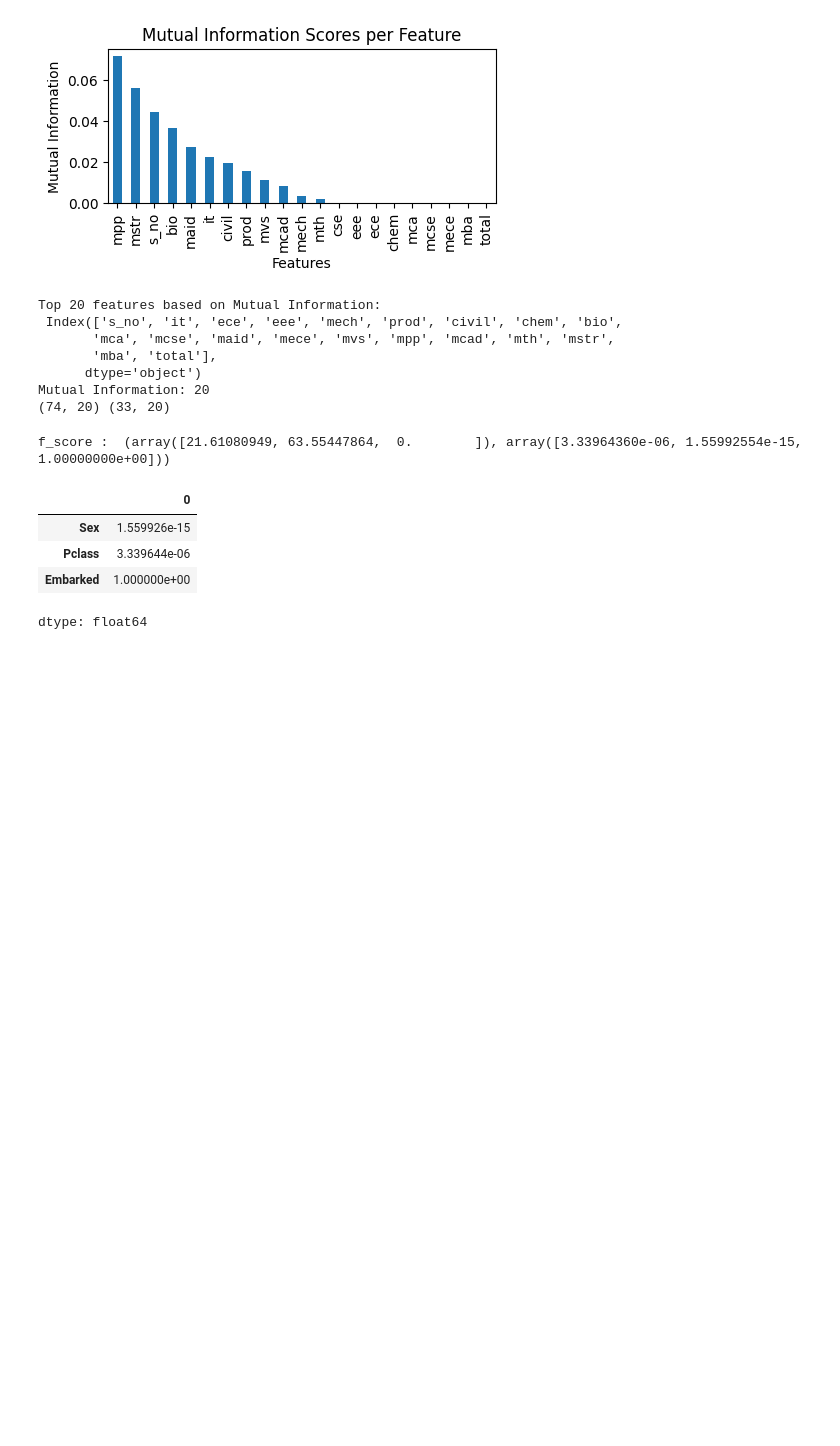
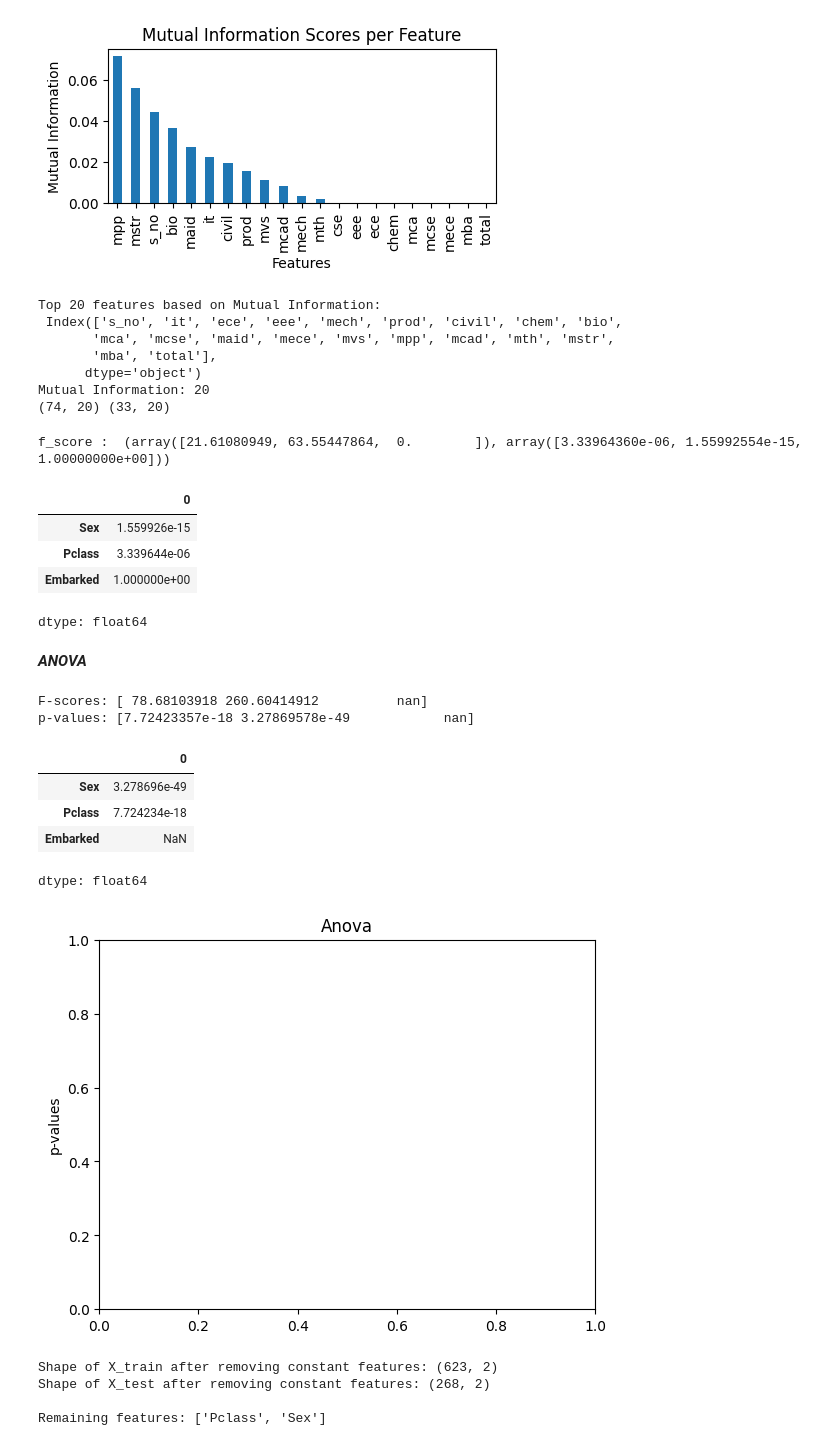
Before and after one commit to shashidhar078/MyPandas, a Jupyter notebook: pandasbasic.ipynb, the cells around one changed output. Saved outputs shown, nothing was run; the diff lists cells and outputs as text; code cells hidden in the pictures; blank space fills up the shorter version.

```diff
--- a/pandasbasic.ipynb
+++ b/pandasbasic.ipynb
@@ -616,3 +618,49 @@ f_score :  (array([21.61080949, 63.55447864,  0.        ]), array([3.33964360e-0
 | Pclass | 3.339644e-06 |
 | Embarked | 1.000000e+00 |
 dtype: float64
+# %% [markdown]
+***ANOVA***
+# %%
+from sklearn.feature_selection import f_classif
+f_score, p_value = f_classif(X_train.fillna(0), y_train)
+print("F-scores:", f_score)
+print("p-values:", p_value)
+p_values = pd.Series(p_value)
+p_values.index = X_train.columns
+# p_values.sort_values(ascending=True).plot.bar(figsize=(20, 6), rot=45)
+plt.ylabel("p-values")
+plt.title("Anova")
+p_values.sort_values(ascending=True)
+# %% [output]
+F-scores: [ 78.68103918 260.60414912          nan]
+p-values: [7.72423357e-18 3.27869578e-49            nan]
+|  | 0 |
+| Sex | 3.278696e-49 |
+| Pclass | 7.724234e-18 |
+| Embarked | NaN |
+dtype: float64
+[figure, added]
+# %%
+from sklearn.feature_selection import VarianceThreshold
+
+# Initialize VarianceThreshold with a threshold of 0 to remove features with no variance
+selector = VarianceThreshold(threshold=0)
+
+# Fit the selector on the training data (after filling NaN values)
+selector.fit(X_train.fillna(0))
+
+# Get the names of the features that are not constant
+non_constant_features = X_train.columns[selector.get_support()]
+
+# Remove constant features from the training and testing sets
+X_train_reduced = X_train[non_constant_features]
+X_test_reduced = X_test[non_constant_features]
+
+print("Shape of X_train after removing constant features:", X_train_reduced.shape)
+print("Shape of X_test after removing constant features:", X_test_reduced.shape)
+print("\nRemaining features:", non_constant_features.tolist())
+# %% [output]
+Shape of X_train after removing constant features: (623, 2)
+Shape of X_test after removing constant features: (268, 2)
+
+Remaining features: ['Pclass', 'Sex']
```
Also changed, not shown: parts of 8 cells of this notebook.
